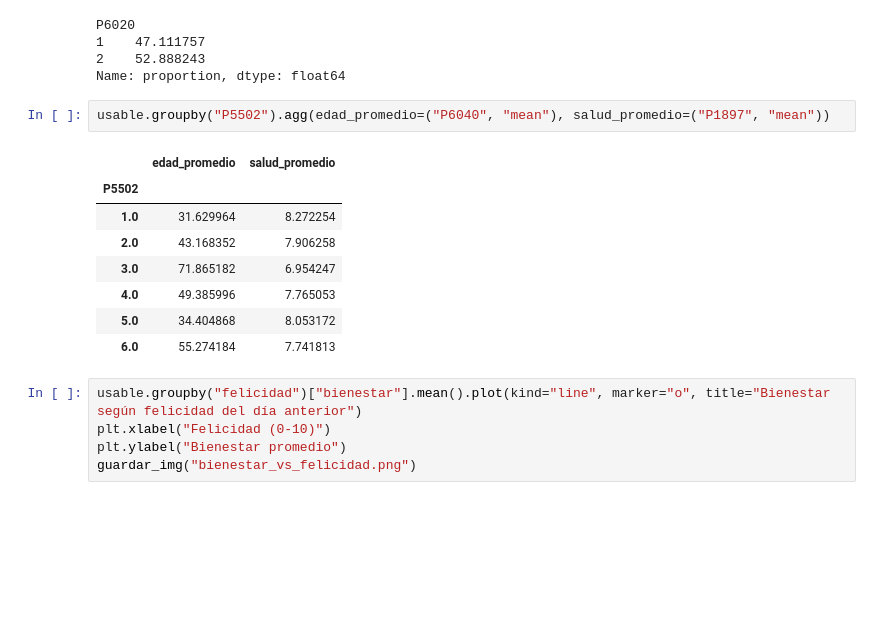
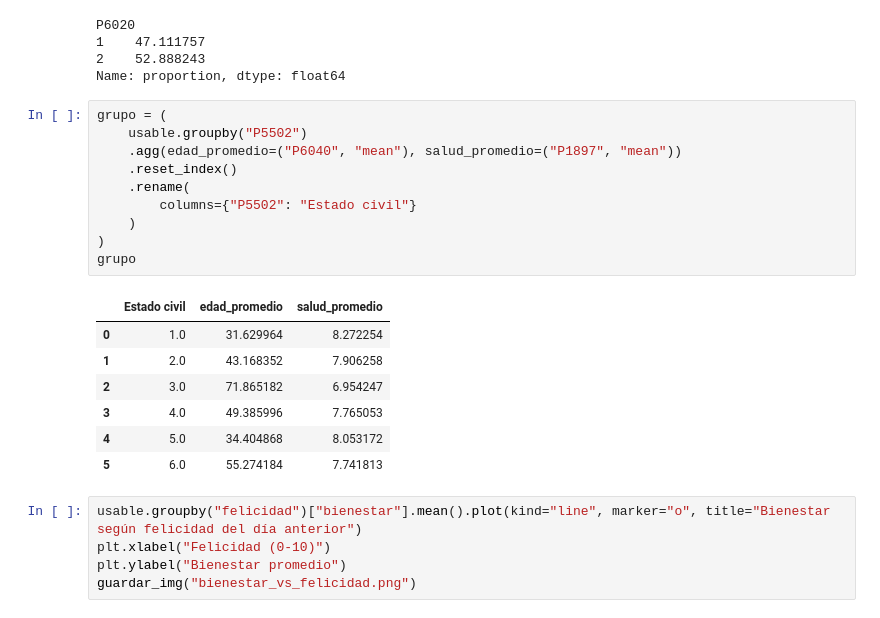
Before and after one commit to Sebast68h/PROYECTO-1-DATA, a Jupyter notebook: notebooks/Proyecto1.ipynb, the cells around one changed output. Cells and saved outputs as stored; diff of their text form; blank space fills up the shorter version.

```diff
--- a/notebooks/Proyecto1.ipynb
+++ b/notebooks/Proyecto1.ipynb
@@ -390,16 +388,23 @@ P6020
 2    52.888243
 Name: proportion, dtype: float64
 # %%
-usable.groupby("P5502").agg(edad_promedio=("P6040", "mean"), salud_promedio=("P1897", "mean"))
+grupo = (
+    usable.groupby("P5502")
+    .agg(edad_promedio=("P6040", "mean"), salud_promedio=("P1897", "mean"))
+    .reset_index()
+    .rename(
+        columns={"P5502": "Estado civil"}
+    )
+)
+grupo
 # %% [output]
-|  | edad_promedio | salud_promedio |
-| P5502 |  |  |
-| 1.0 | 31.629964 | 8.272254 |
-| 2.0 | 43.168352 | 7.906258 |
-| 3.0 | 71.865182 | 6.954247 |
-| 4.0 | 49.385996 | 7.765053 |
-| 5.0 | 34.404868 | 8.053172 |
-| 6.0 | 55.274184 | 7.741813 |
+|  | Estado civil | edad_promedio | salud_promedio |
+| 0 | 1.0 | 31.629964 | 8.272254 |
+| 1 | 2.0 | 43.168352 | 7.906258 |
+| 2 | 3.0 | 71.865182 | 6.954247 |
+| 3 | 4.0 | 49.385996 | 7.765053 |
+| 4 | 5.0 | 34.404868 | 8.053172 |
+| 5 | 6.0 | 55.274184 | 7.741813 |
 # %%
 usable.groupby("felicidad")["bienestar"].mean().plot(kind="line", marker="o", title="Bienestar según felicidad del día anterior")
 plt.xlabel("Felicidad (0-10)")
```
Also changed, not shown: parts of 4 cells of this notebook, 3 other files.
